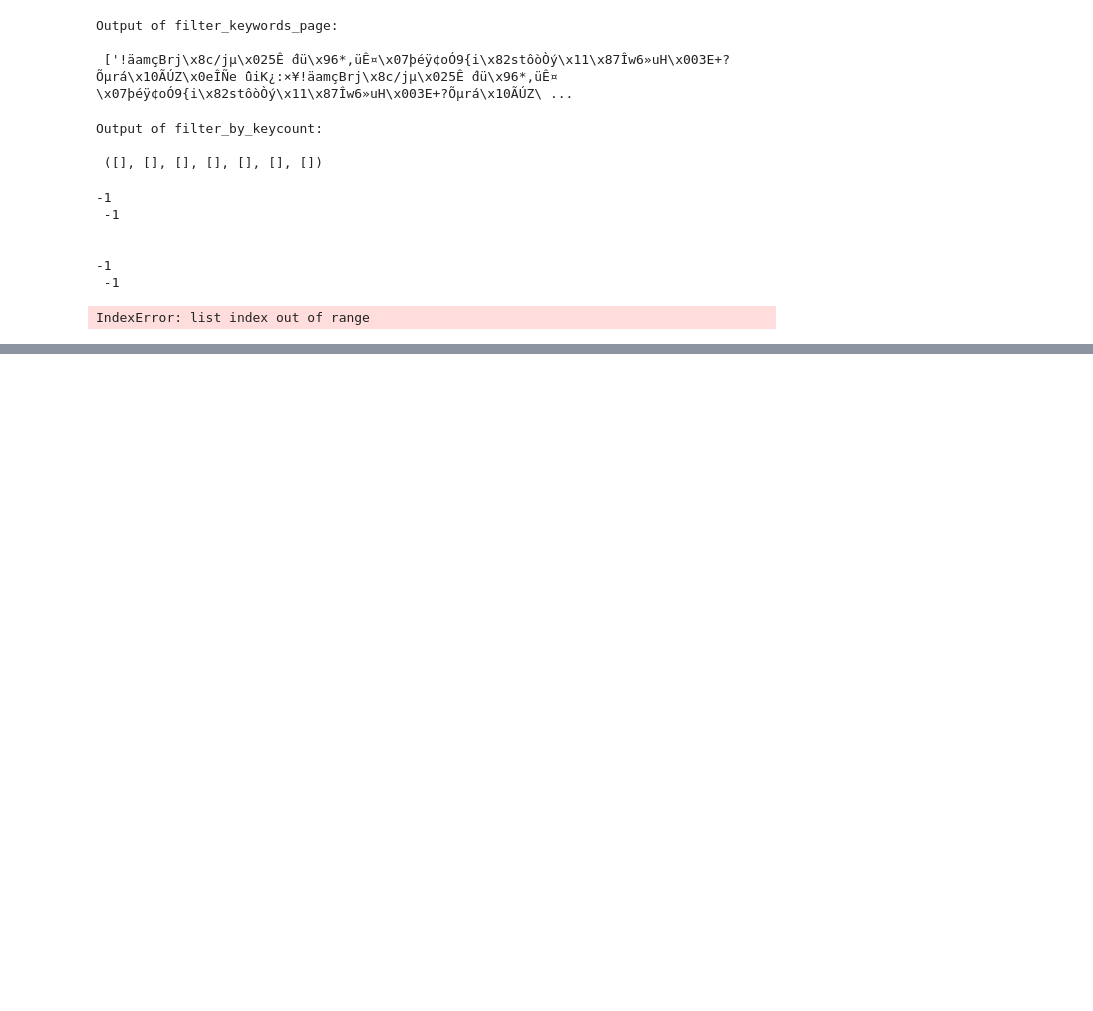
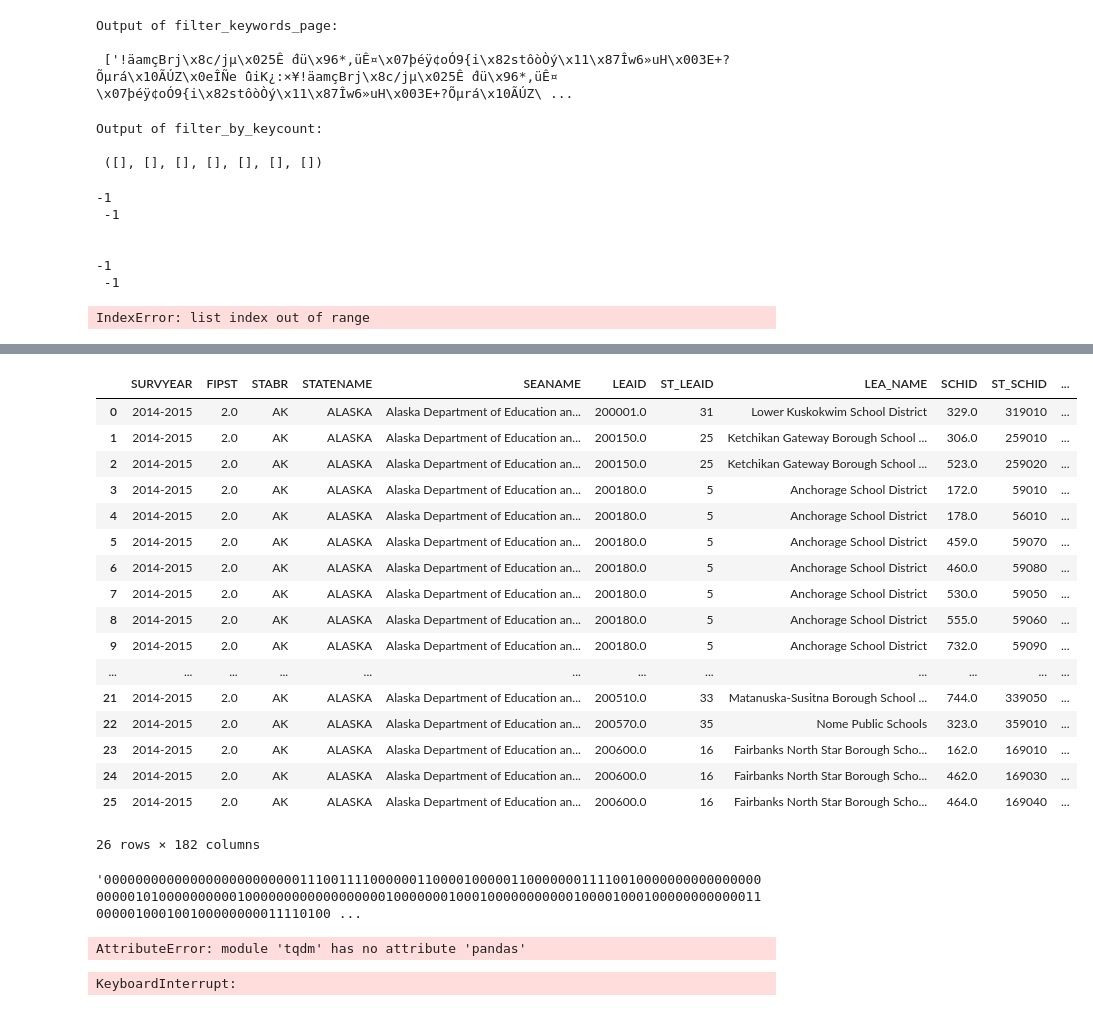
Before and after one commit to jhaber-zz/archive, a Jupyter notebook: scripts/webparser_dicts.ipynb, the cells around one changed output, grey strips where cells are left out. Cells and saved outputs as stored; diff of their text form; code cells hidden in the pictures; blank space fills up the shorter version.

```diff
--- a/scripts/webparser_dicts.ipynb
+++ b/scripts/webparser_dicts.ipynb
@@ -784,0 +743,2 @@ print(mem_usage(fipst_cat))
+# %%
+schooldf["wget_fail_flag"] = schooldf["wget_fail_flag"].map({"1":True,1:True,"0":False,0:False}) # Convert to binary to use as conditional
@@ -785,3 +771,40 @@ print(mem_usage(fipst_cat))
+# %%
+schooldf.head(26)
+# %% [output]
+|  | SURVYEAR | FIPST | STABR | STATENAME | SEANAME | LEAID | ST_LEAID | LEA_NAME | SCHID | ST_SCHID | ... |
+| 0 | 2014-2015 | 2.0 | AK | ALASKA | Alaska Department of Education an... | 200001.0 | 31 | Lower Kuskokwim School District | 329.0 | 319010 | ... |
+| 1 | 2014-2015 | 2.0 | AK | ALASKA | Alaska Department of Education an... | 200150.0 | 25 | Ketchikan Gateway Borough School ... | 306.0 | 259010 | ... |
+| 2 | 2014-2015 | 2.0 | AK | ALASKA | Alaska Department of Education an... | 200150.0 | 25 | Ketchikan Gateway Borough School ... | 523.0 | 259020 | ... |
+| 3 | 2014-2015 | 2.0 | AK | ALASKA | Alaska Department of Education an... | 200180.0 | 5 | Anchorage School District | 172.0 | 59010 | ... |
+| 4 | 2014-2015 | 2.0 | AK | ALASKA | Alaska Department of Education an... | 200180.0 | 5 | Anchorage School District | 178.0 | 56010 | ... |
+| 5 | 2014-2015 | 2.0 | AK | ALASKA | Alaska Department of Education an... | 200180.0 | 5 | Anchorage School District | 459.0 | 59070 | ... |
+| 6 | 2014-2015 | 2.0 | AK | ALASKA | Alaska Department of Education an... | 200180.0 | 5 | Anchorage School District | 460.0 | 59080 | ... |
+| 7 | 2014-2015 | 2.0 | AK | ALASKA | Alaska Department of Education an... | 200180.0 | 5 | Anchorage School District | 530.0 | 59050 | ... |
+| 8 | 2014-2015 | 2.0 | AK | ALASKA | Alaska Department of Education an... | 200180.0 | 5 | Anchorage School District | 555.0 | 59060 | ... |
+| 9 | 2014-2015 | 2.0 | AK | ALASKA | Alaska Department of Education an... | 200180.0 | 5 | Anchorage School District | 732.0 | 59090 | ... |
+| ... | ... | ... | ... | ... | ... | ... | ... | ... | ... | ... | ... |
+| 21 | 2014-2015 | 2.0 | AK | ALASKA | Alaska Department of Education an... | 200510.0 | 33 | Matanuska-Susitna Borough School ... | 744.0 | 339050 | ... |
+| 22 | 2014-2015 | 2.0 | AK | ALASKA | Alaska Department of Education an... | 200570.0 | 35 | Nome Public Schools | 323.0 | 359010 | ... |
+| 23 | 2014-2015 | 2.0 | AK | ALASKA | Alaska Department of Education an... | 200600.0 | 16 | Fairbanks North Star Borough Scho... | 162.0 | 169010 | ... |
+| 24 | 2014-2015 | 2.0 | AK | ALASKA | Alaska Department of Education an... | 200600.0 | 16 | Fairbanks North Star Borough Scho... | 462.0 | 169030 | ... |
+| 25 | 2014-2015 | 2.0 | AK | ALASKA | Alaska Department of Education an... | 200600.0 | 16 | Fairbanks North Star Borough Scho... | 464.0 | 169040 | ... |
+26 rows × 182 columns
+# %%
+schooldf.wget_fail_flag.sum()
+# %% [output]
+'0000000000000000000000000111001111000000110000100000110000000111100100000000000000000000010100000000001000000000000000000100000001000100000000000100001000100000000000011000001000100100000000011110100 ...
+# %%
+import tqdm
+tqdm.pandas(tqdm())
+# %% [output]
+AttributeError: module 'tqdm' has no attribute 'pandas'
+# %%
+from tqdm import trange
+for i in trange(10):
+    for j in trange(int(1e7), leave=False, unit_scale=True):
+        pass
+# %% [output]
+KeyboardInterrupt:
 # %%
 # ### Run parsing algorithm on schools (requires access to webcrawl output)
 
```
Also changed, not shown: parts of 12 cells of this notebook, 2 other files.
